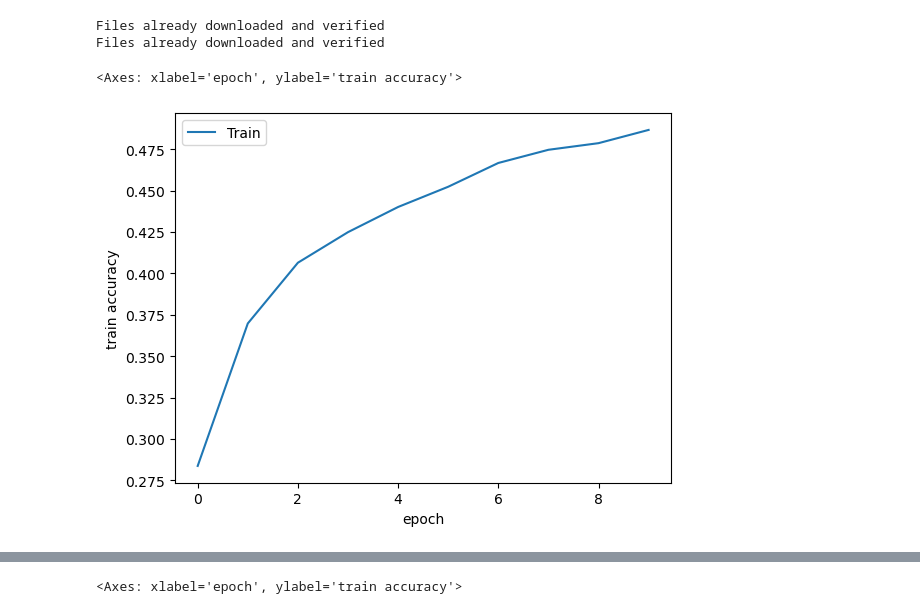
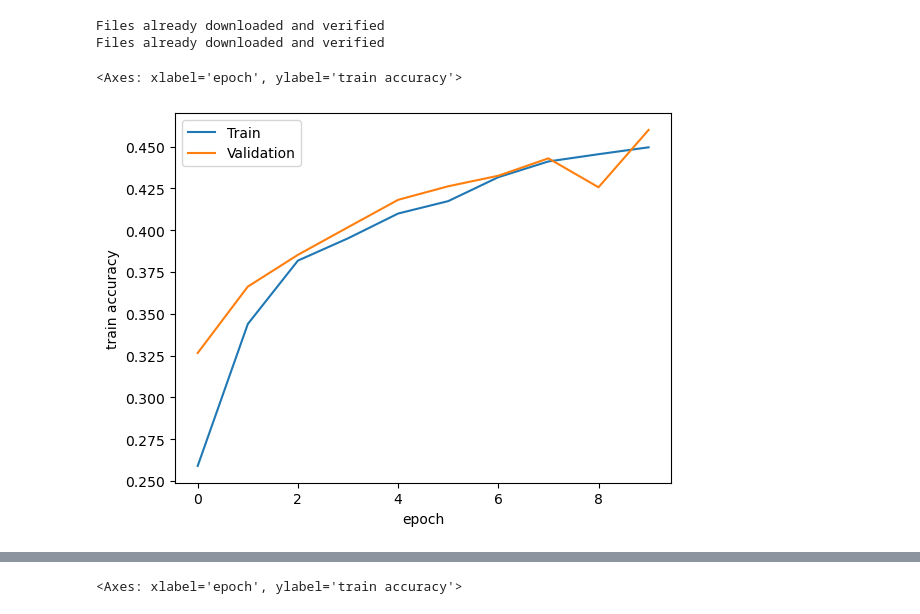
Before and after one commit to Starkillxr/AINT515, a Jupyter notebook: src/task_2.ipynb, the cells around one changed output, grey strips where cells are left out. Cells and saved outputs as stored; diff of their text form; code cells hidden in the pictures.

```diff
--- a/src/task_2.ipynb
+++ b/src/task_2.ipynb
@@ -52,7 +52,7 @@ train_transforms = transforms.Compose([
                         transforms.RandomRotation(30),
                         transforms.RandomHorizontalFlip(0.2),
                         transforms.RandomVerticalFlip(0.2),
-                        transforms.RandomErasing(0.2)
+                        transforms.RandomErasing()
                                 ])
 
 test_transforms = transforms.Compose([
@@ -66,12 +66,14 @@ trainset = datasets.CIFAR10(root='./data', train=True,
 testset = datasets.CIFAR10(root='./data', train=False,
                                 download=True, transform= transforms.ToTensor())
 
+trainset, valset = torch.utils.data.random_split(trainset, [40000, 10000])
 
 
 #Data Loaders
 batch_size = 500
 trainloader = torch.utils.data.DataLoader(trainset, batch_size = batch_size,
                                         shuffle=True, pin_memory=True)
+valloader = torch.utils.data.DataLoader(valset, batch_size=batch_size, shuffle=True, pin_memory=True)
 
 testloader = torch.utils.data.DataLoader(testset, batch_size=batch_size,
                                         shuffle=False, pin_memory=True)
@@ -465,12 +467,13 @@ def trainNetworkSGD(model, lossfunc, trainloader, valloader = None, scorefuncs =
     return pd.DataFrame.from_dict(results)
 # %%
 lossfunc = nn.CrossEntropyLoss()
-model1Results= trainNetwork(model, lossfunc =lossfunc, trainloader =trainloader, scorefuncs={'accuracy': accuracy_score}, epochs=10)
+model1Results= trainNetwork(model, lossfunc =lossfunc, trainloader =trainloader, valloader=valloader, scorefuncs={'accuracy': accuracy_score}, epochs=10)
 # %%
 sns.lineplot(x='epoch', y ='train accuracy', data = model1Results, label = 'Train')
+sns.lineplot(x='epoch', y ='val accuracy', data = model1Results, label ='Validation')
 # %% [output]
 <Axes: xlabel='epoch', ylabel='train accuracy'>
-[figure, old version]
+[figure, new version]
 # %%
 with torch.no_grad():
     correct =0
```
Also changed, not shown: parts of 33 cells of this notebook.
